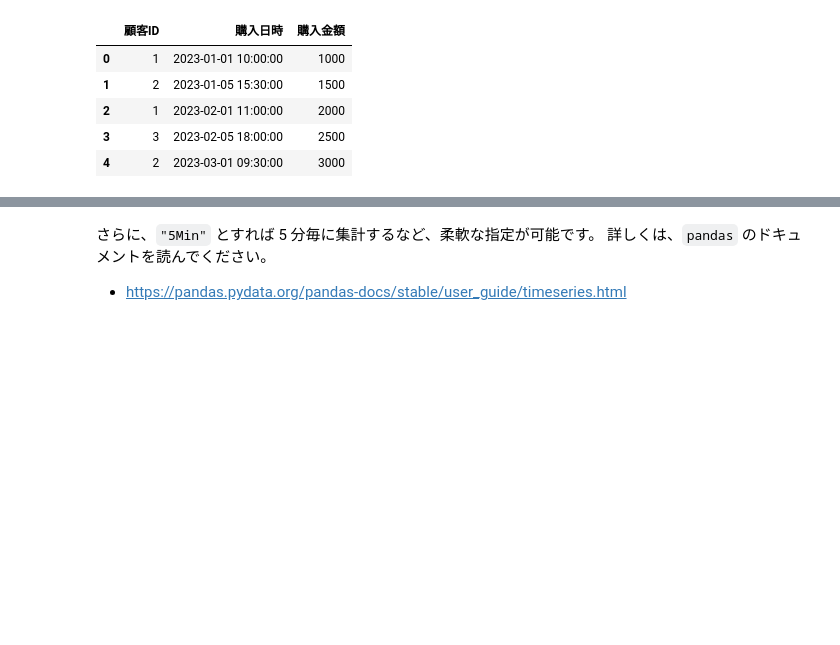
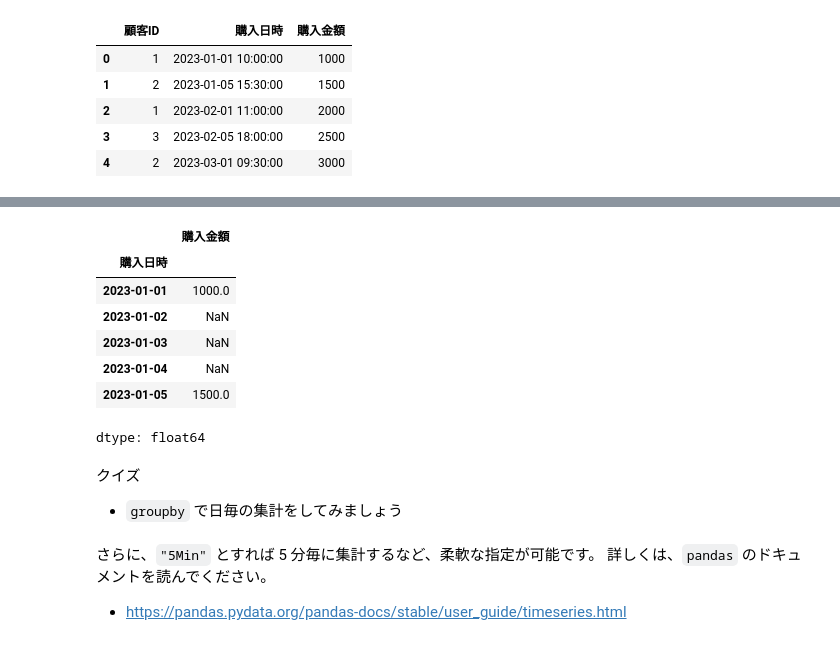
Before and after one commit to takahiromiura/class-data-analysis-II-2024, a Jupyter notebook: notebooks/文字列・時間操作.ipynb, the cells around one changed output, grey strips where cells are left out. Saved outputs shown, nothing was run; the diff lists cells and outputs as text; code cells hidden in the pictures; blank space fills up the shorter version.

```diff
--- a/notebooks/文字列・時間操作.ipynb
+++ b/notebooks/文字列・時間操作.ipynb
@@ -241,3 +259,18 @@ sales_data.resample("YE", on="購入日時").mean()  # 年次平均
+# %%
+sales_data.resample("D", on = "購入日時")["購入金額"].mean().head()
+# %% [output]
+|  | 購入金額 |
+| 購入日時 |  |
+| 2023-01-01 | 1000.0 |
+| 2023-01-02 | NaN |
+| 2023-01-03 | NaN |
+| 2023-01-04 | NaN |
+| 2023-01-05 | 1500.0 |
+dtype: float64
+# %% [markdown]
+クイズ
+
+- `groupby` で日毎の集計をしてみましょう
 # %% [markdown]
 さらに、`"5Min"` とすれば 5 分毎に集計するなど、柔軟な指定が可能です。
 詳しくは、`pandas` のドキュメントを読んでください。
```
Also changed, not shown: parts of 13 cells of this notebook.
